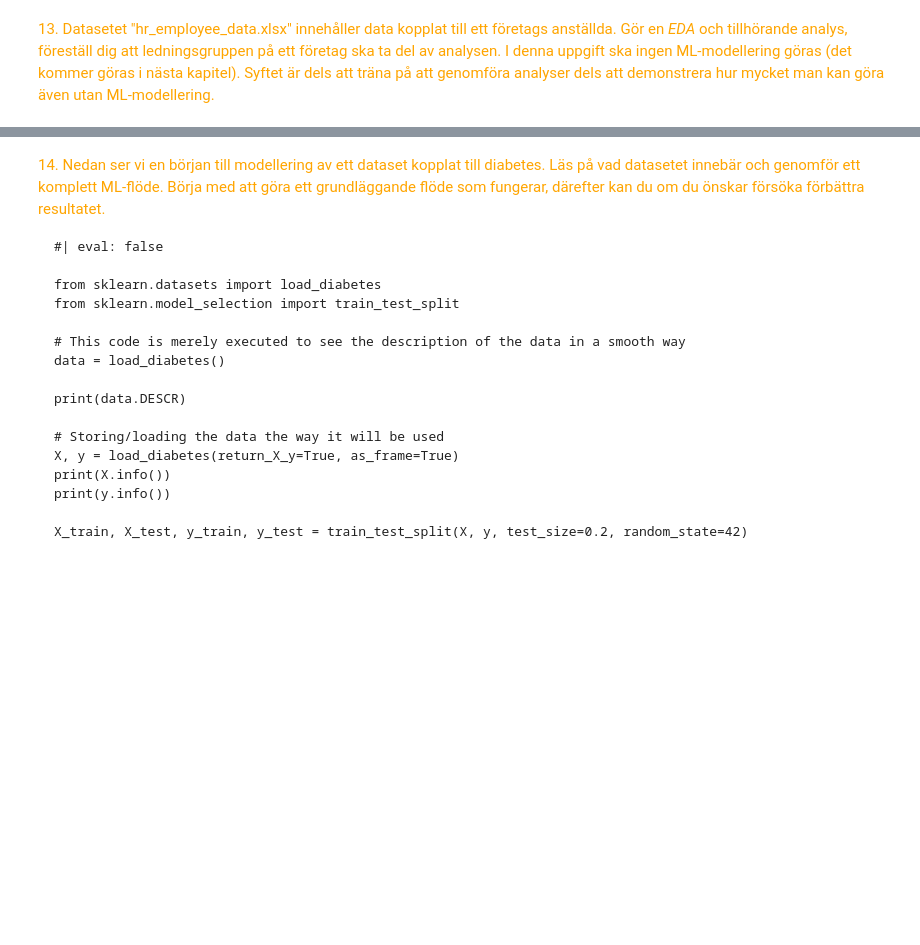
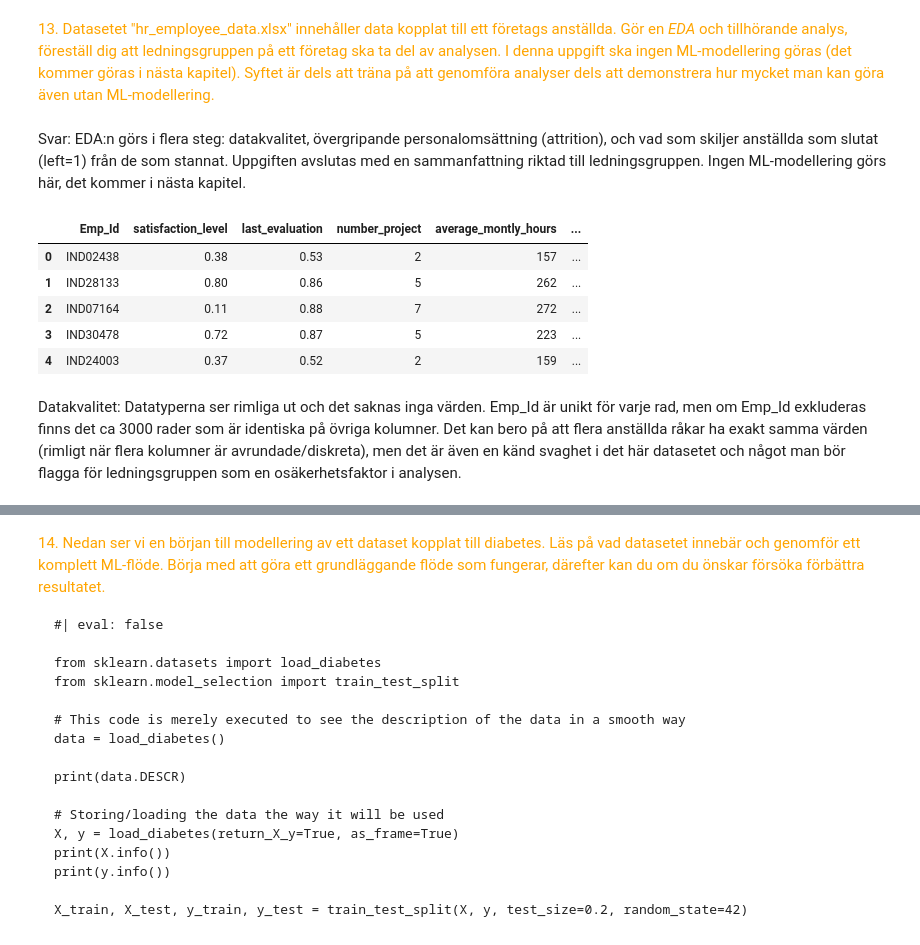
Before and after one commit to Marcusjk9/AI--vningar, a Jupyter notebook: kapitel_3.ipynb, the cells around one changed output, grey strips where cells are left out. Drawn from its saved outputs; the diff is of its cells as text; code cells hidden in the pictures; blank space fills up the shorter version.

```diff
--- a/kapitel_3.ipynb
+++ b/kapitel_3.ipynb
@@ -72,3 +114,23 @@ b) Ridge regression är en regulariserad varit av linjära regressionsmodeller.
 <font color='orange'>12. Gå igenom samtliga kodexempel i kapitlet och skriv gärna av koden manuellt. Det är även bra att experimentera genom att ändra vissa delar av koden och läsa dokumentationen. </font>
 # %% [markdown]
 <font color='orange'>13. Datasetet "hr_employee_data.xlsx" innehåller data kopplat till ett företags anställda. Gör en *EDA* och tillhörande analys, föreställ dig att ledningsgruppen på ett företag ska ta del av analysen. I denna uppgift ska ingen ML-modellering göras (det kommer göras i nästa kapitel). Syftet är dels att träna på att genomföra analyser dels att demonstrera hur mycket man kan göra även utan ML-modellering.  </font>
+# %% [markdown]
+Svar:
+EDA:n görs i flera steg: datakvalitet, övergripande personalomsättning (attrition), och vad som skiljer anställda som slutat (left=1) från de som stannat. Uppgiften avslutas med en sammanfattning riktad till ledningsgruppen. Ingen ML-modellering görs här, det kommer i nästa kapitel.
+# %%
+import pandas as pd
+pd.set_option('display.max_columns', None)
+
+df = pd.read_excel('dataset/hr_employee_data.xlsx')
+print(df.shape)
+df.head()
+# %% [output]
+|  | Emp_Id | satisfaction_level | last_evaluation | number_project | average_montly_hours | ... |
+| 0 | IND02438 | 0.38 | 0.53 | 2 | 157 | ... |
+| 1 | IND28133 | 0.80 | 0.86 | 5 | 262 | ... |
+| 2 | IND07164 | 0.11 | 0.88 | 7 | 272 | ... |
+| 3 | IND30478 | 0.72 | 0.87 | 5 | 223 | ... |
+| 4 | IND24003 | 0.37 | 0.52 | 2 | 159 | ... |
+# %% [markdown]
+Datakvalitet:
+Datatyperna ser rimliga ut och det saknas inga värden. Emp_Id är unikt för varje rad, men om Emp_Id exkluderas finns det ca 3000 rader som är identiska på övriga kolumner. Det kan bero på att flera anställda råkar ha exakt samma värden (rimligt när flera kolumner är avrundade/diskreta), men det är även en känd svaghet i det här datasetet och något man bör flagga för ledningsgruppen som en osäkerhetsfaktor i analysen.
```
Also changed, not shown: parts of 22 cells of this notebook.
